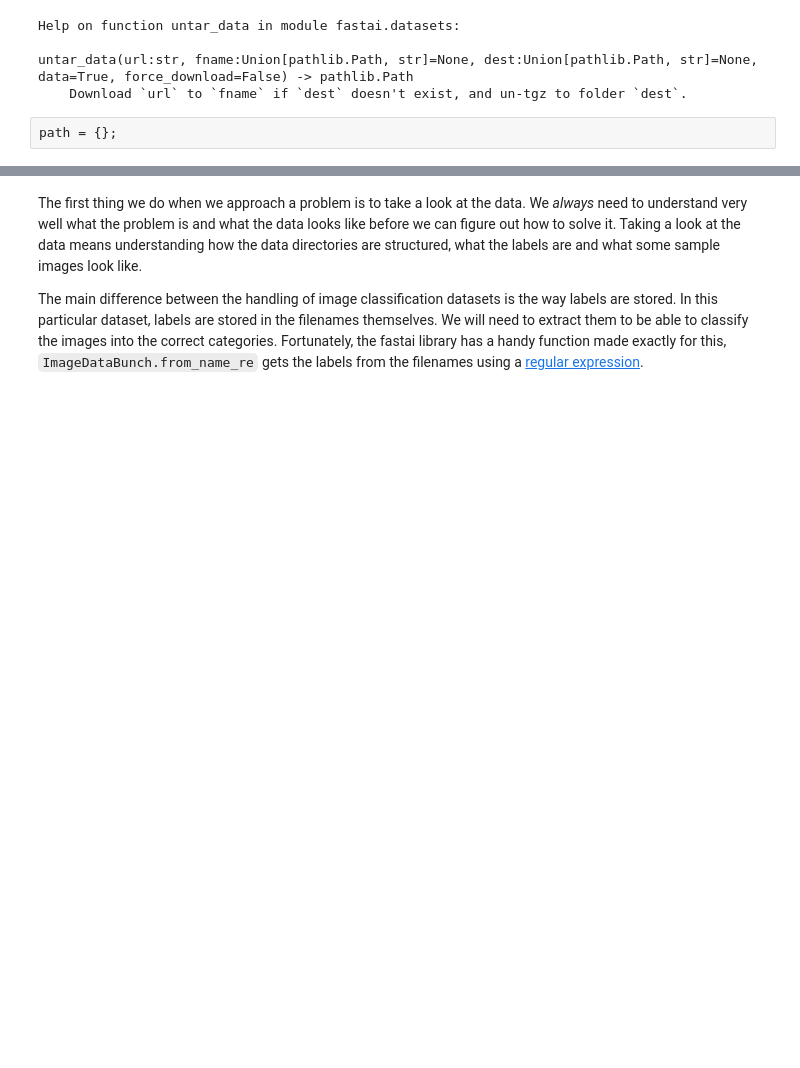
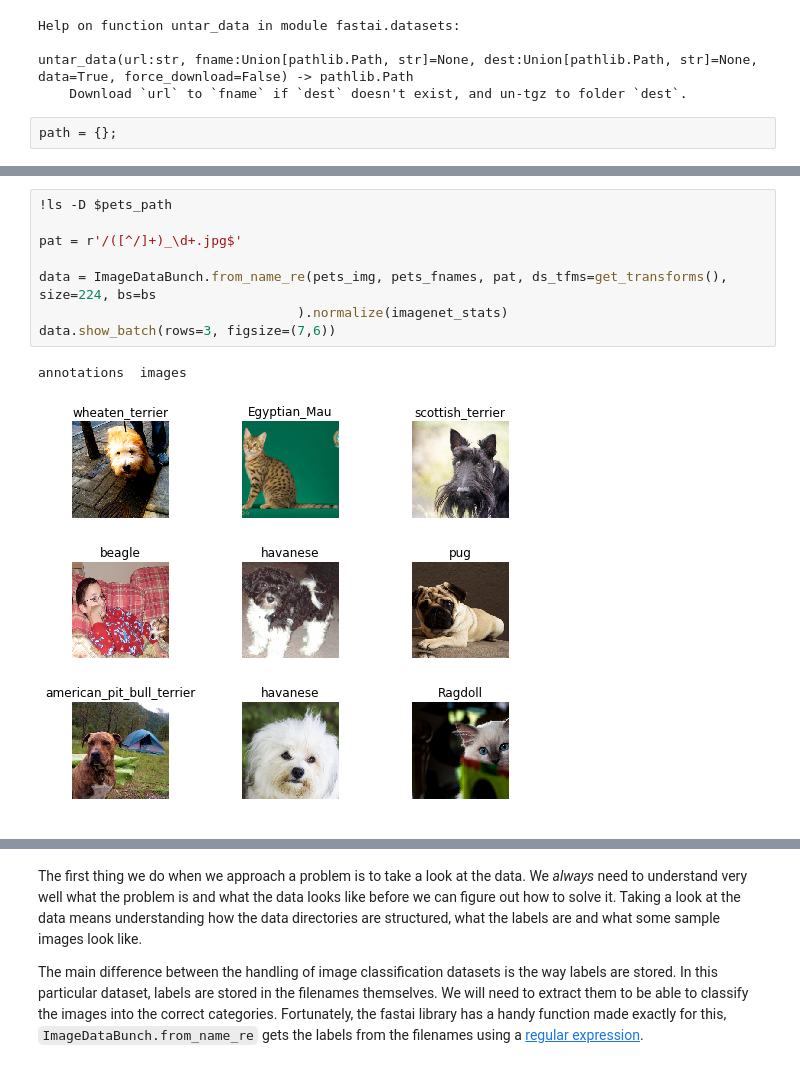
Before and after one commit to m1losz/course-v3, a Jupyter notebook: nbs/dl1/lesson1-pets.ipynb, the cells around one changed output, grey strips where cells are left out. Saved outputs shown, nothing was run; the diff lists cells and outputs as text; blank space fills up the shorter version.

```diff
--- a/nbs/dl1/lesson1-pets.ipynb
+++ b/nbs/dl1/lesson1-pets.ipynb
@@ -84,0 +94,11 @@ path["FLOWERS"].ls()
+# %%
+!ls -D $pets_path
+
+pat = r'/([^/]+)_\d+.jpg$'
+
+data = ImageDataBunch.from_name_re(pets_img, pets_fnames, pat, ds_tfms=get_transforms(), size=224, bs=bs
+                                 ).normalize(imagenet_stats)
+data.show_batch(rows=3, figsize=(7,6))
+# %% [output]
+annotations  images
+[figure, added]
```
Also changed, not shown: parts of 10 cells of this notebook.
